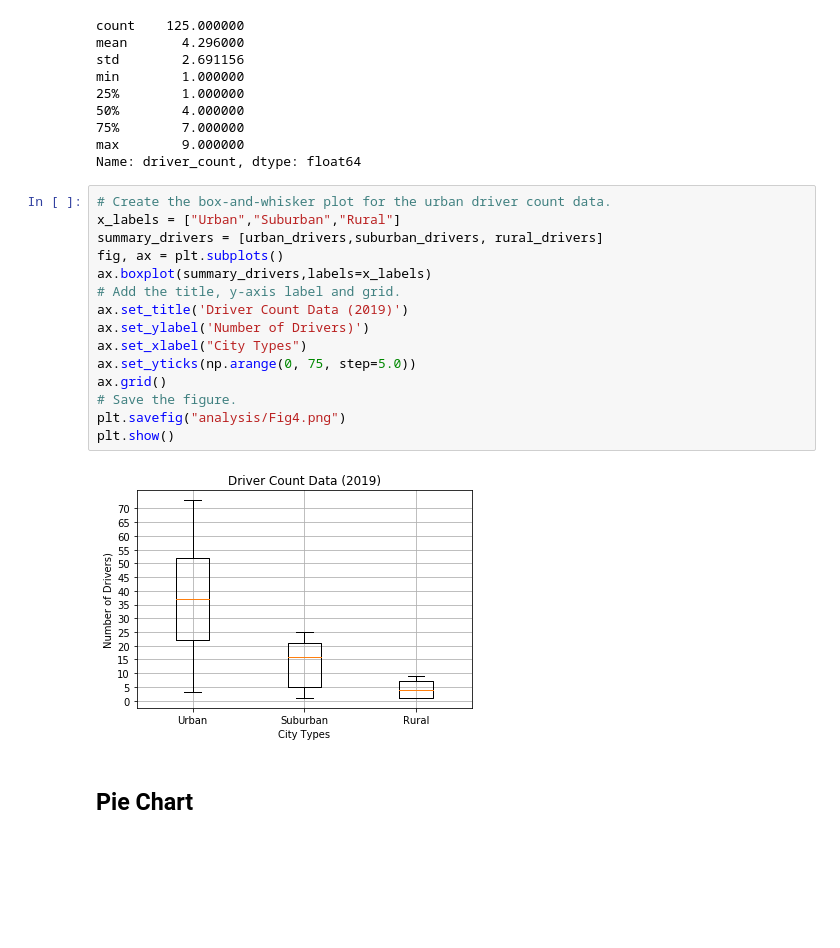
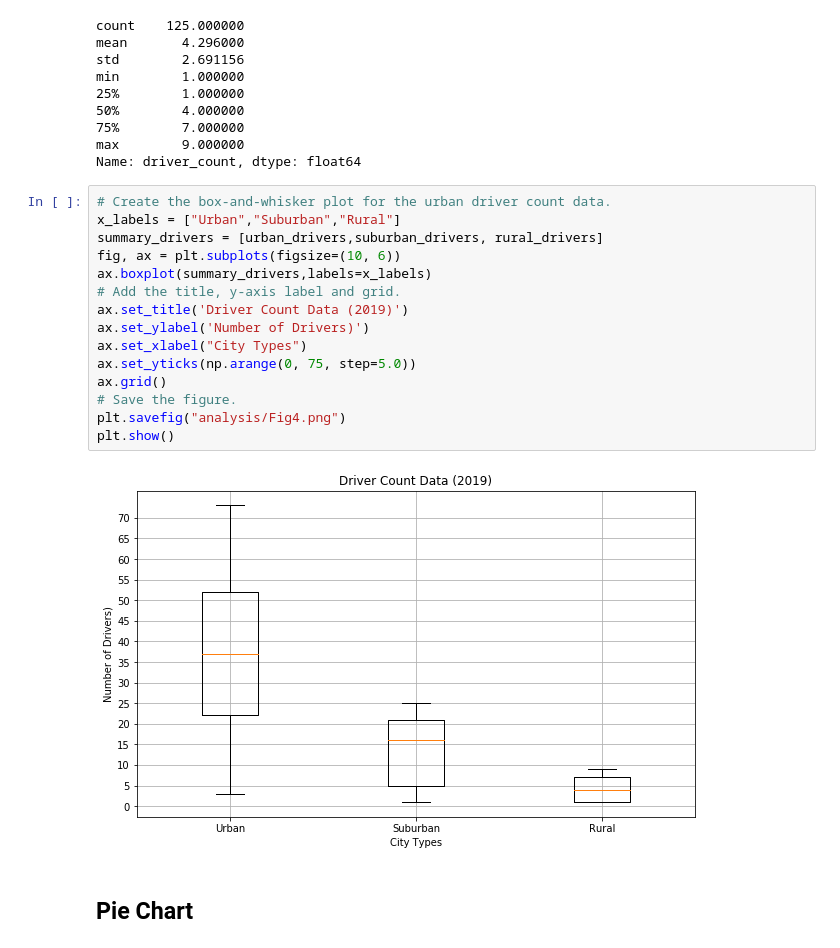
Before and after one commit to Juuune/PyBer_Analysis, a Jupyter notebook: PyBer.ipynb, the cells around one changed output. Saved outputs shown, nothing was run; the diff lists cells and outputs as text; blank space fills up the shorter version.

```diff
--- a/PyBer.ipynb
+++ b/PyBer.ipynb
@@ -781,20 +781,20 @@ Name: driver_count, dtype: float64
 # %%
 # Create the box-and-whisker plot for the urban driver count data.
 x_labels = ["Urban","Suburban","Rural"]
 summary_drivers = [urban_drivers,suburban_drivers, rural_drivers]
-fig, ax = plt.subplots()
+fig, ax = plt.subplots(figsize=(10, 6))
 ax.boxplot(summary_drivers,labels=x_labels)
 # Add the title, y-axis label and grid.
 ax.set_title('Driver Count Data (2019)')
 ax.set_ylabel('Number of Drivers)')
 ax.set_xlabel("City Types")
 ax.set_yticks(np.arange(0, 75, step=5.0))
 ax.grid()
 # Save the figure.
 plt.savefig("analysis/Fig4.png")
 plt.show()
 # %% [output]
-[figure, old version]
+[figure, new version]
 # %% [markdown]
 ## Pie Chart
 # %% [markdown]
```
Also changed, not shown: parts of 3 cells of this notebook, 4 other files.
